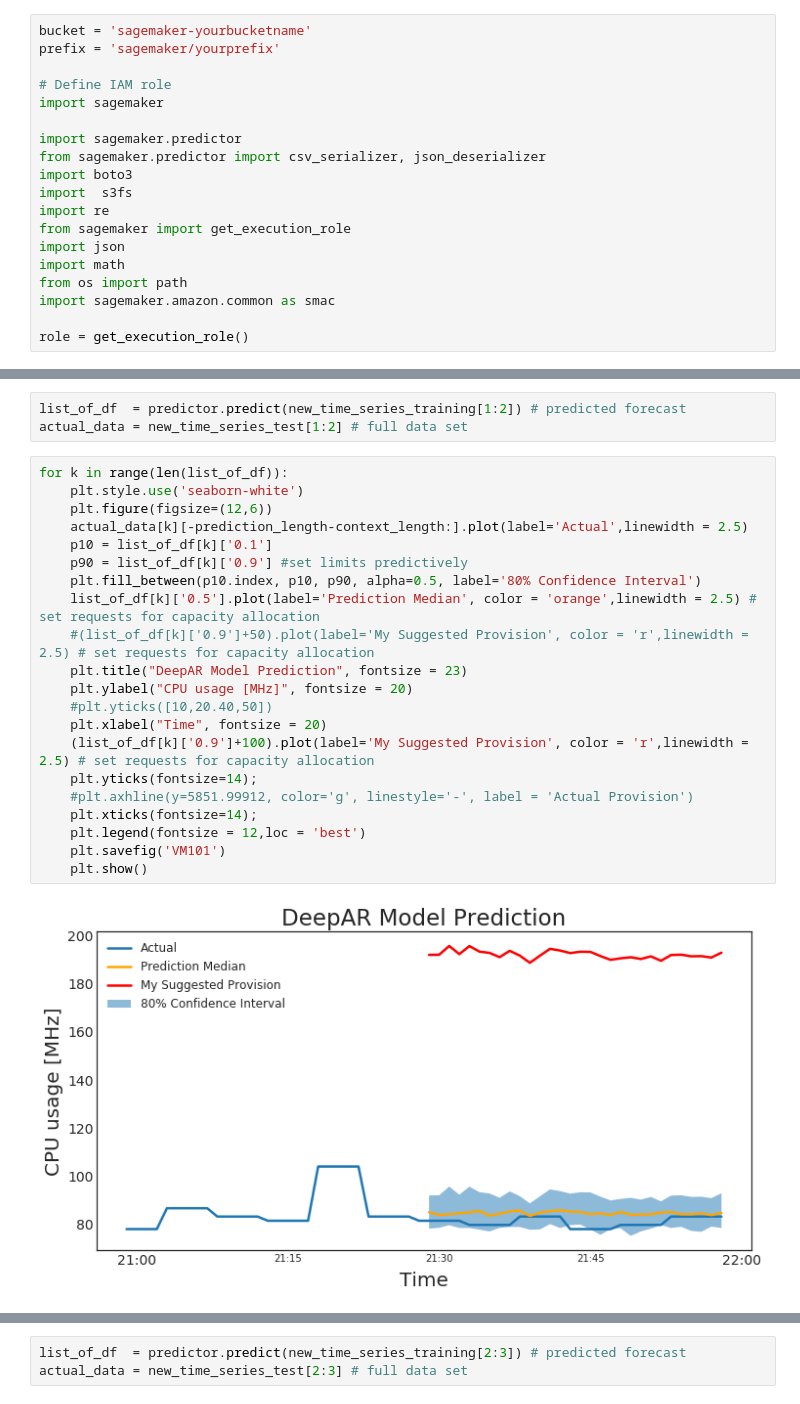
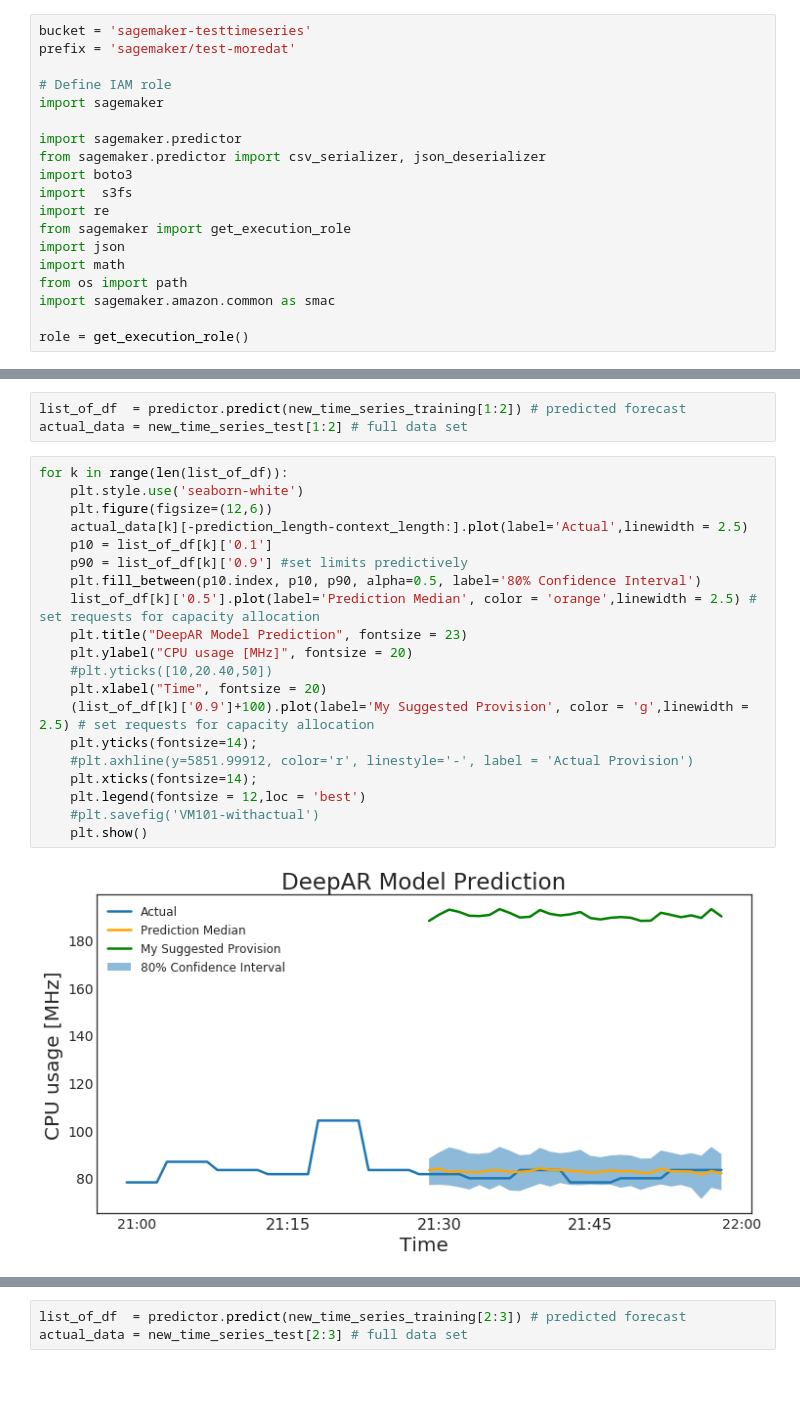
Before and after one commit to JessieRayeBauer/Time-Series-Forecasting-, a Jupyter notebook: Manifold_AWS_DeepAR.py.ipynb, the cells around one changed output, grey strips where cells are left out. Drawn from its saved outputs; the diff is of its cells as text.

```diff
--- a/Manifold_AWS_DeepAR.py.ipynb
+++ b/Manifold_AWS_DeepAR.py.ipynb
@@ -17,8 +17,8 @@ Let's start by specifying:
 - The S3 bucket and prefix that you want to use for training and model data.  This should be within the same region as the Notebook Instance, training, and hosting.
 - The IAM role arn used to give training and hosting access to your data. See the documentation for how to create these.  Note, if more than one role is required for notebook instances, training, and/or hosting, please replace the boto regexp with a the appropriate full IAM role arn string(s).
 # %%
-bucket = 'sagemaker-yourbucketname'
-prefix = 'sagemaker/yourprefix'
+bucket = 'sagemaker-testtimeseries'
+prefix = 'sagemaker/test-moredat'
 
 # Define IAM role
 import sagemaker
@@ -370,23 +367,22 @@ actual_data = new_time_series_test[1:2] # full data set
 # %%
 for k in range(len(list_of_df)):
     plt.style.use('seaborn-white')
     plt.figure(figsize=(12,6))
     actual_data[k][-prediction_length-context_length:].plot(label='Actual',linewidth = 2.5)
     p10 = list_of_df[k]['0.1']
     p90 = list_of_df[k]['0.9'] #set limits predictively
     plt.fill_between(p10.index, p10, p90, alpha=0.5, label='80% Confidence Interval')
     list_of_df[k]['0.5'].plot(label='Prediction Median', color = 'orange',linewidth = 2.5) # set requests for capacity allocation
-    #(list_of_df[k]['0.9']+50).plot(label='My Suggested Provision', color = 'r',linewidth = 2.5) # set requests for capacity allocation
     plt.title("DeepAR Model Prediction", fontsize = 23)
     plt.ylabel("CPU usage [MHz]", fontsize = 20)
     #plt.yticks([10,20.40,50])
     plt.xlabel("Time", fontsize = 20)
-    (list_of_df[k]['0.9']+100).plot(label='My Suggested Provision', color = 'r',linewidth = 2.5) # set requests for capacity allocation
+    (list_of_df[k]['0.9']+100).plot(label='My Suggested Provision', color = 'g',linewidth = 2.5) # set requests for capacity allocation
     plt.yticks(fontsize=14);
-    #plt.axhline(y=5851.99912, color='g', linestyle='-', label = 'Actual Provision')
+    #plt.axhline(y=5851.99912, color='r', linestyle='-', label = 'Actual Provision')
     plt.xticks(fontsize=14);
     plt.legend(fontsize = 12,loc = 'best')
-    plt.savefig('VM101')
+    #plt.savefig('VM101-withactual')
     plt.show()
 # %% [output]
-[figure, old version]
+[figure, new version]
```
Also changed, not shown: parts of 19 cells of this notebook.
